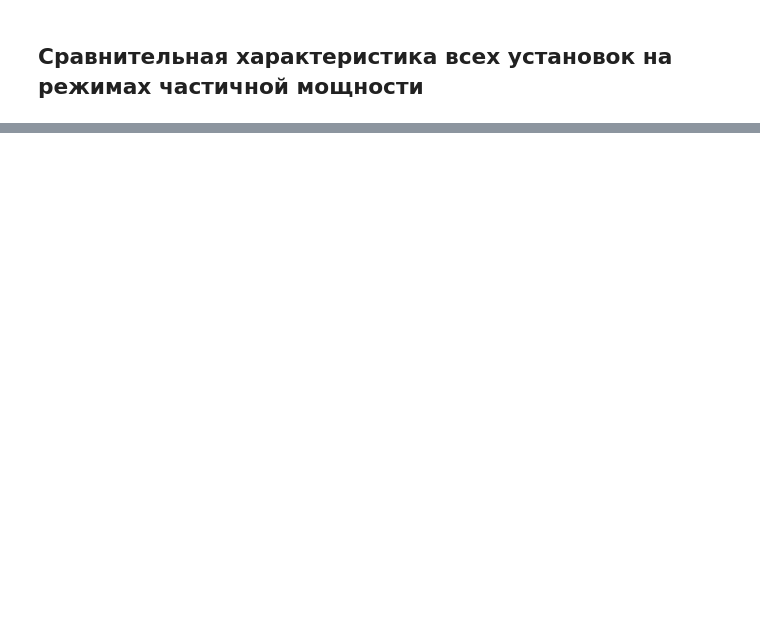
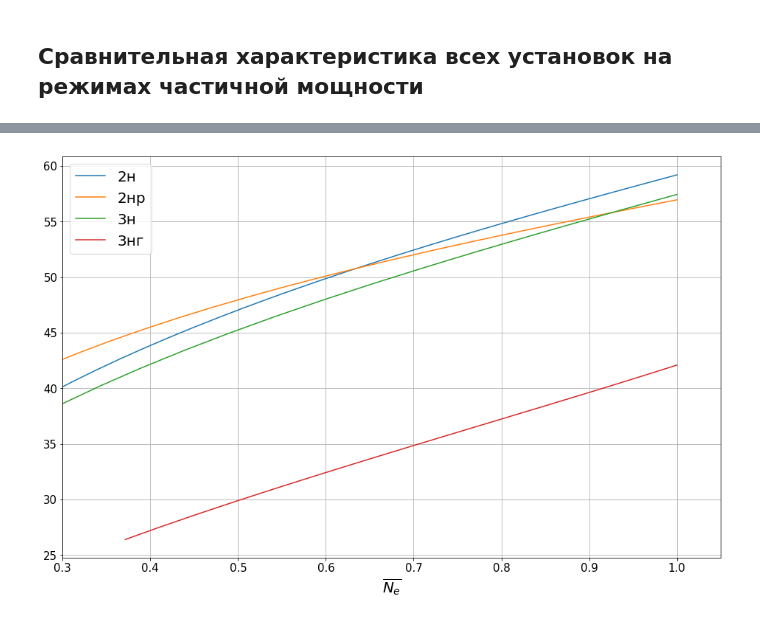
Before and after one commit to Sovianum/cooling-course-project, a Jupyter notebook: notebooks/article/characteristics.ipynb, the cells around one changed output, grey strips where cells are left out. Saved outputs shown, nothing was run; the diff lists cells and outputs as text; code cells hidden in the pictures; blank space fills up the shorter version.

```diff
--- a/notebooks/article/characteristics.ipynb
+++ b/notebooks/article/characteristics.ipynb
@@ -263,5 +272,7 @@ plt.show()
 # %%
-plot_comparison([d2n, d2nr, d3n, d3nb, d3nc], 'eta')
-plt.legend(['2н', '2нр', '3н', '3нг', '3нх'], loc='best', fontsize=20)
-plt.title('$Сравнение \ КПД \ установок \ на \ режимах \ частичной \ мощности$', fontsize=24)
+common.plot_comparison([d2n, d2nr, d3n, d3nb], 'mass_rate')
+plt.legend(['2н', '2нр', '3н', '3нг'], loc='best', fontsize=20)
+# plt.title('$Сравнение \ расходов \ воздуха \ установок \ на \ режимах \ частичной \ мощности$', fontsize=24)
 plt.show()
+# %% [output]
+[figure, added]
```
Also changed, not shown: parts of 24 cells of this notebook, 21 other files.
